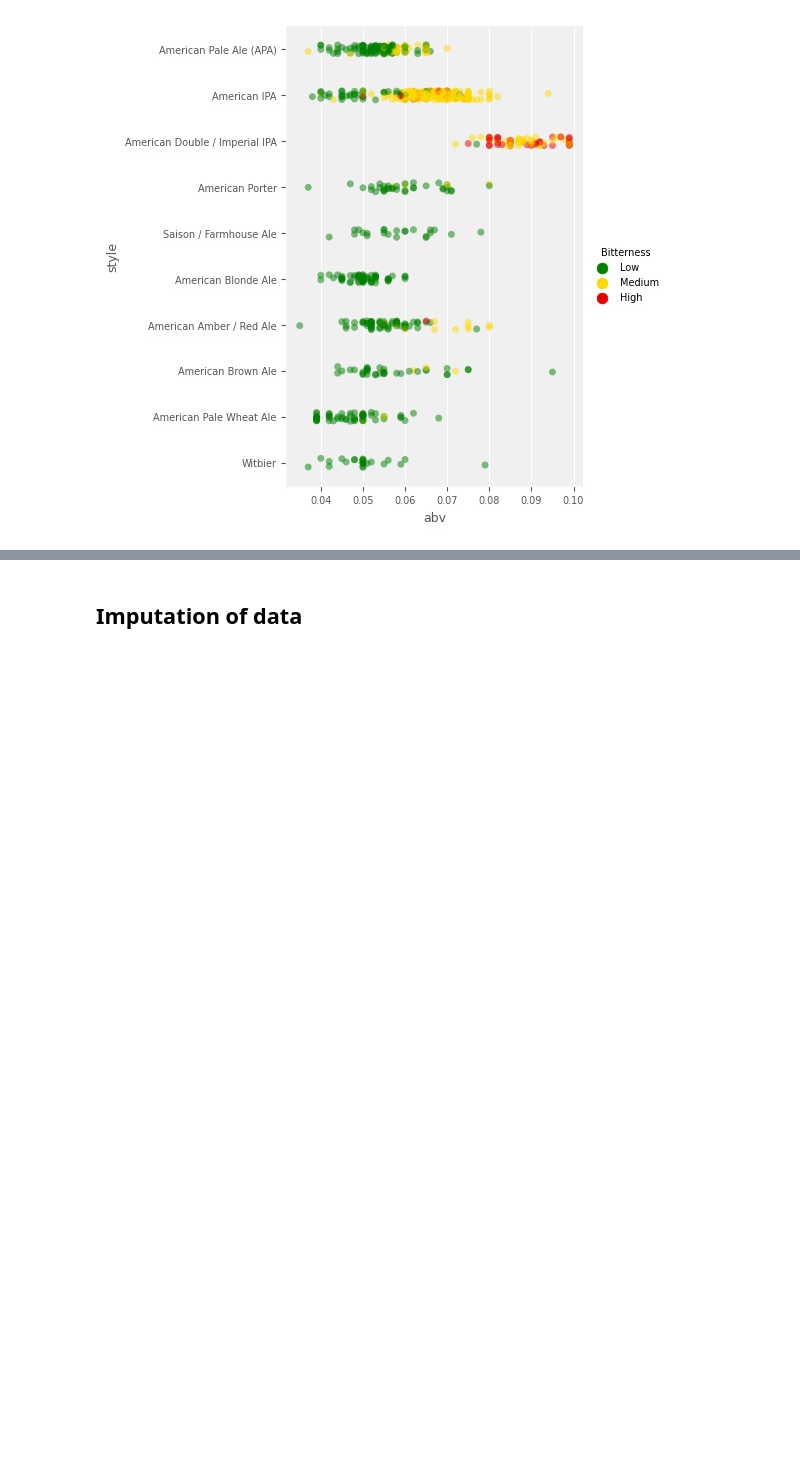
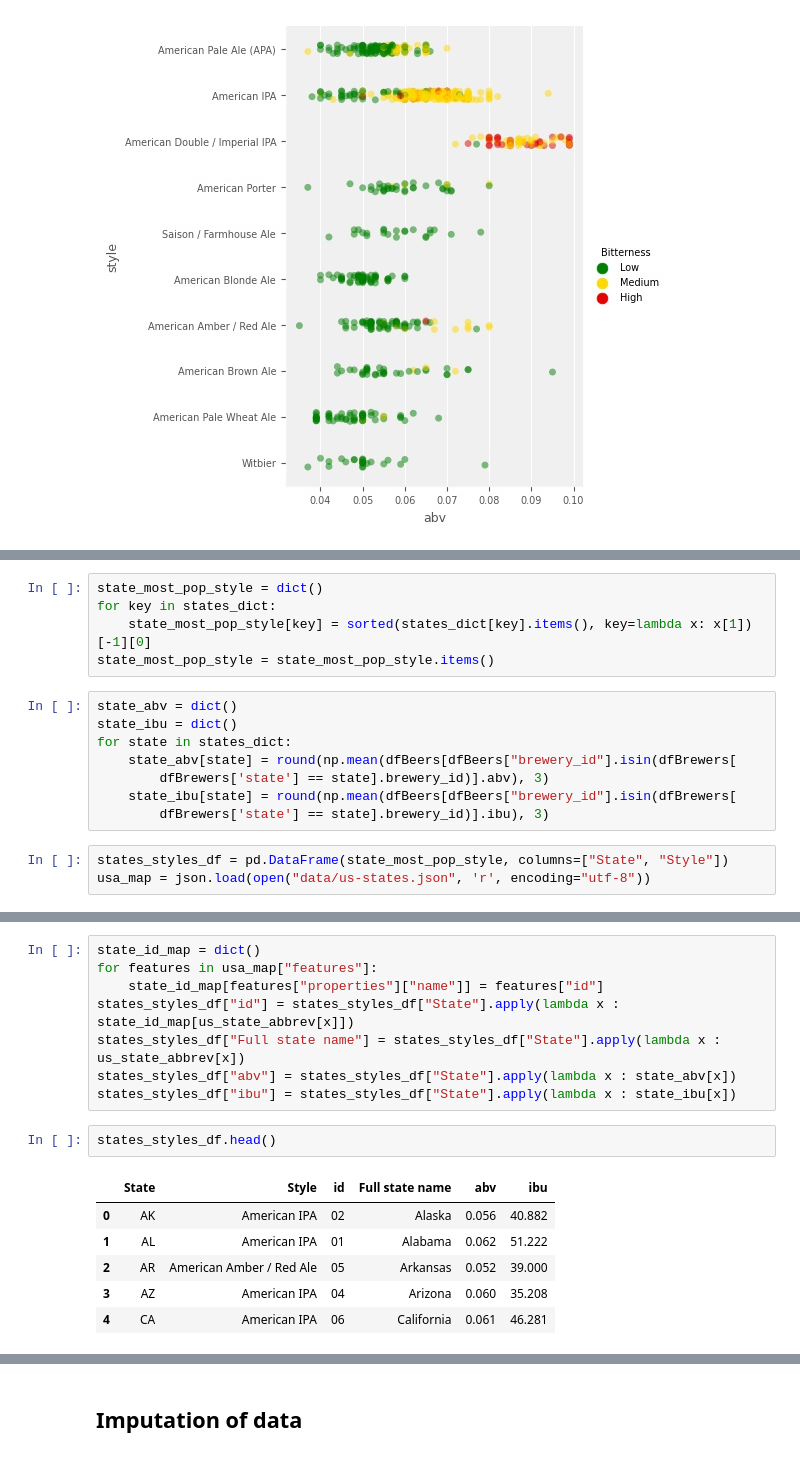
Before and after one commit to in-droid/PR21INRAKT, a Jupyter notebook: project.ipynb, the cells around one changed output, grey strips where cells are left out. Saved outputs shown, nothing was run; the diff lists cells and outputs as text; blank space fills up the shorter version.

```diff
--- a/project.ipynb
+++ b/project.ipynb
@@ -206,0 +222,16 @@ ax = sns.catplot(y="style", x="abv", jitter=True, data=top_beers_df, hue="Bitter
+# %%
+state_most_pop_style = dict()
+for key in states_dict:
+    state_most_pop_style[key] = sorted(states_dict[key].items(), key=lambda x: x[1])[-1][0]
+state_most_pop_style = state_most_pop_style.items()
+# %%
+state_abv = dict()
+state_ibu = dict()
+for state in states_dict:
+    state_abv[state] = round(np.mean(dfBeers[dfBeers["brewery_id"].isin(dfBrewers[
+        dfBrewers['state'] == state].brewery_id)].abv), 3)
+    state_ibu[state] = round(np.mean(dfBeers[dfBeers["brewery_id"].isin(dfBrewers[
+        dfBrewers['state'] == state].brewery_id)].ibu), 3)
+# %%
+states_styles_df = pd.DataFrame(state_most_pop_style, columns=["State", "Style"])
+usa_map = json.load(open("data/us-states.json", 'r', encoding="utf-8"))
@@ -206,0 +298,17 @@ ax = sns.catplot(y="style", x="abv", jitter=True, data=top_beers_df, hue="Bitter
+# %%
+state_id_map = dict()
+for features in usa_map["features"]:
+    state_id_map[features["properties"]["name"]] = features["id"]
+states_styles_df["id"] = states_styles_df["State"].apply(lambda x : state_id_map[us_state_abbrev[x]])
+states_styles_df["Full state name"] = states_styles_df["State"].apply(lambda x : us_state_abbrev[x])
+states_styles_df["abv"] = states_styles_df["State"].apply(lambda x : state_abv[x])
+states_styles_df["ibu"] = states_styles_df["State"].apply(lambda x : state_ibu[x])
+# %%
+states_styles_df.head()
+# %% [output]
+|  | State | Style | id | Full state name | abv | ibu |
+| 0 | AK | American IPA | 02 | Alaska | 0.056 | 40.882 |
+| 1 | AL | American IPA | 01 | Alabama | 0.062 | 51.222 |
+| 2 | AR | American Amber / Red Ale | 05 | Arkansas | 0.052 | 39.000 |
+| 3 | AZ | American IPA | 04 | Arizona | 0.060 | 35.208 |
+| 4 | CA | American IPA | 06 | California | 0.061 | 46.281 |
```
Also changed, not shown: parts of 11 cells of this notebook, 1 other file.
